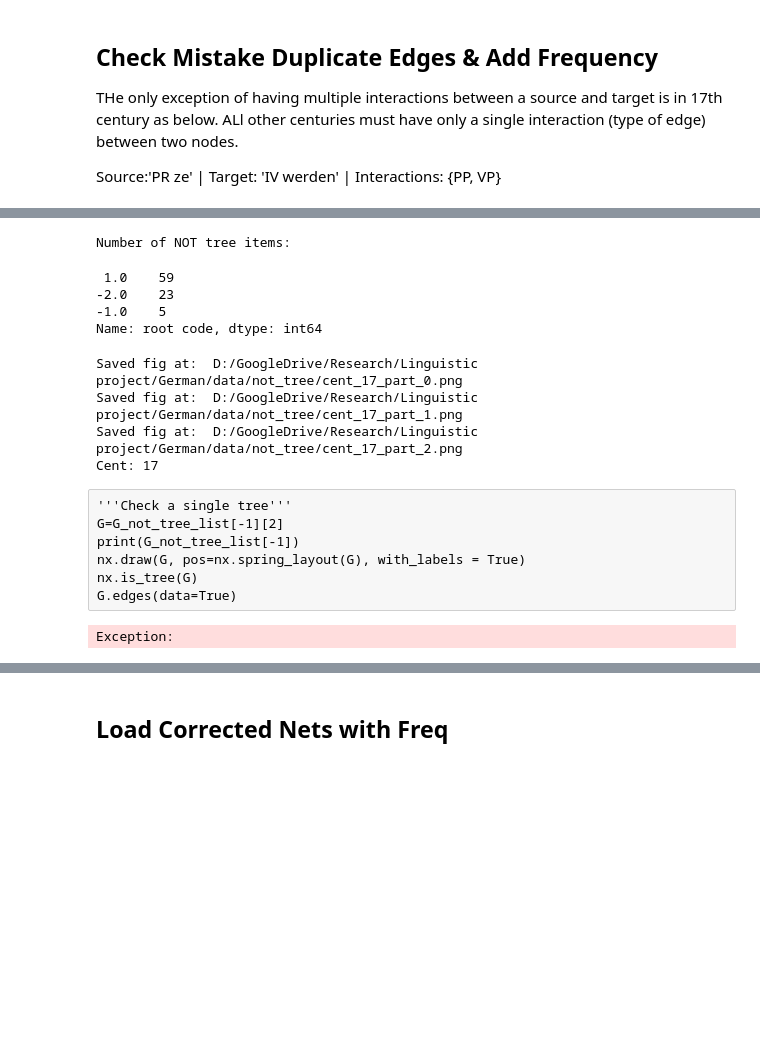
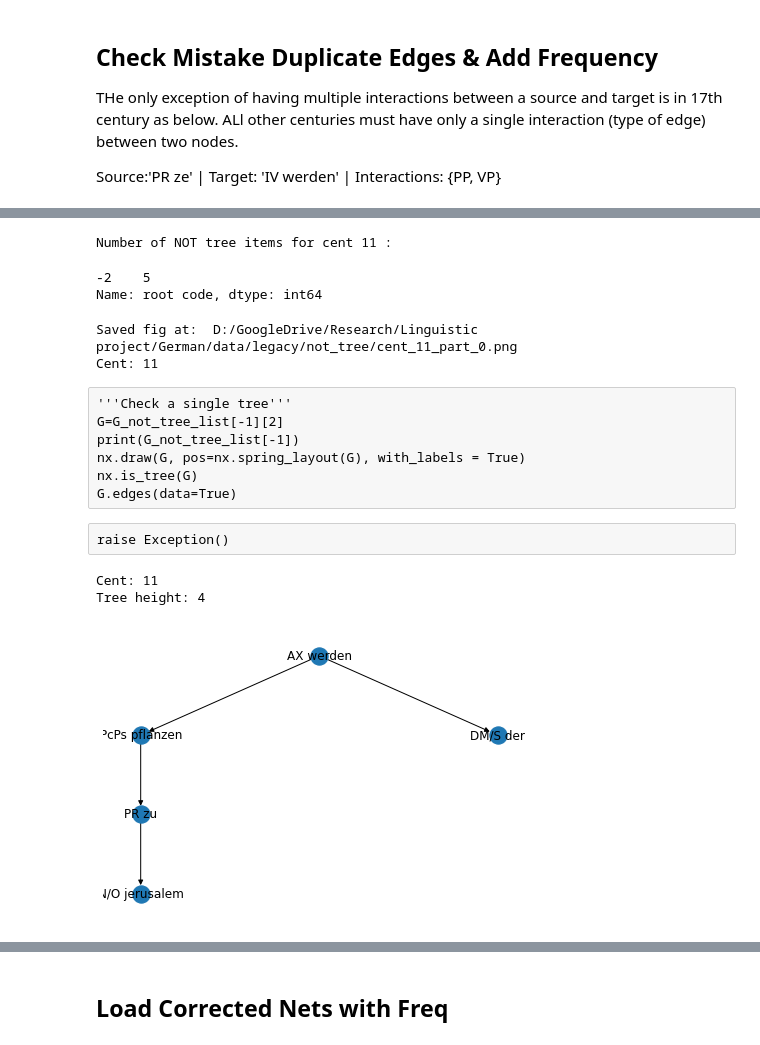
Before and after one commit to bravandi/hierarchical-syntactic-networks, a Jupyter notebook: polyarchy analysis.ipynb, the cells around one changed output, grey strips where cells are left out. Drawn from its saved outputs; the diff is of its cells as text; code cells hidden in the pictures; blank space fills up the shorter version.

```diff
--- a/polyarchy analysis.ipynb
+++ b/polyarchy analysis.ipynb
@@ -346,18 +469,17 @@ Name: is_root, dtype: int64
 # %%
-print('Number of NOT tree items:')
-pd.DataFrame(G_not_tree_list, columns=['row number', 'root code', 'tree nx'])['root code'].value_counts()
+cent = '11'
+print('Number of NOT tree items for cent', cent, ':')
+pd.DataFrame(G_not_tree_list[cent], columns=['row number', 'root code', 'tree nx'])['root code'].value_counts()
 # %% [output]
-Number of NOT tree items:
+Number of NOT tree items for cent 11 :
- 1.0    59
--2.0    23
--1.0    5
+-2    5
 Name: root code, dtype: int64
 # %%
 '''
 Export Not trees
 '''
 
-G_not_tree_list = sorted(G_not_tree_list, key=lambda x: x[1], reverse=True)
+G_not_tree_list[cent] = sorted(G_not_tree_list[cent], key=lambda x: x[1], reverse=True)
 
 limit_number_nets = 30
 not_tree_df = []
@@ -365,7 +487,7 @@ num_not_tree = len(G_not_tree_list)
 figs = []
 ax_index = 0
 
-for i, not_tree in tqdm(enumerate(G_not_tree_list)):
+for i, not_tree in tqdm(enumerate(G_not_tree_list[cent])):
     if i % limit_number_nets == 0:
         plt.close()
 
@@ -410,10 +532,8 @@ del figs
 print('Cent:', cent)
 # plt.tight_layout()
 # %% [output]
-Saved fig at:  D:/GoogleDrive/Research/Linguistic project/German/data/not_tree/cent_17_part_0.png
-Saved fig at:  D:/GoogleDrive/Research/Linguistic project/German/data/not_tree/cent_17_part_1.png
-Saved fig at:  D:/GoogleDrive/Research/Linguistic project/German/data/not_tree/cent_17_part_2.png
-Cent: 17
+Saved fig at:  D:/GoogleDrive/Research/Linguistic project/German/data/legacy/not_tree/cent_11_part_0.png
+Cent: 11
 # %% [raw]
 '''Check a single tree'''
 G=G_not_tree_list[-1][2]
@@ -421,31 +541,33 @@ print(G_not_tree_list[-1])
 nx.draw(G, pos=nx.spring_layout(G), with_labels = True)
 nx.is_tree(G)
 G.edges(data=True)
-# %%
-raise Exception()
-# %% [output]
-Exception:
+# %% [raw]
+raise Exception()
 # %%
 '''
 Visualize a Tree
 '''
 # https://stackoverflow.com/questions/57512155/how-to-draw-a-tree-more-beautifully-in-networkx
 # from networkx.drawing.nx_pydot import graphviz_layout
 # pos = graphviz_layout(giant, prog="circo")
 
 # https://stackoverflow.com/questions/29586520/can-one-get-hierarchical-graphs-from-networkx-with-python-3/29597209#29597209
 index_tree = [0, 515, 400][0]
 
-tree_root = G_list[index_tree]['root']
-G = G_list[index_tree]['G']
+tree_root = G_list[cent][index_tree]['root']
+G = G_list[cent][index_tree]['G']
 
 pos = hierarchy_pos(G, root=tree_root)
 
 nx.draw(G, pos=pos, with_labels = True)
 
 # nx.draw(giant, pos=nx.spring_layout(giant), with_labels = True)
 print('Cent:', cent)
 print('Tree height:', len(set([v[1] for v in pos.values()])))
+# %% [output]
+Cent: 11
+Tree height: 4
+[figure, added]
 # %%
 '''
 Visualize a bad Tree
```
Also changed, not shown: parts of 40 cells of this notebook.
